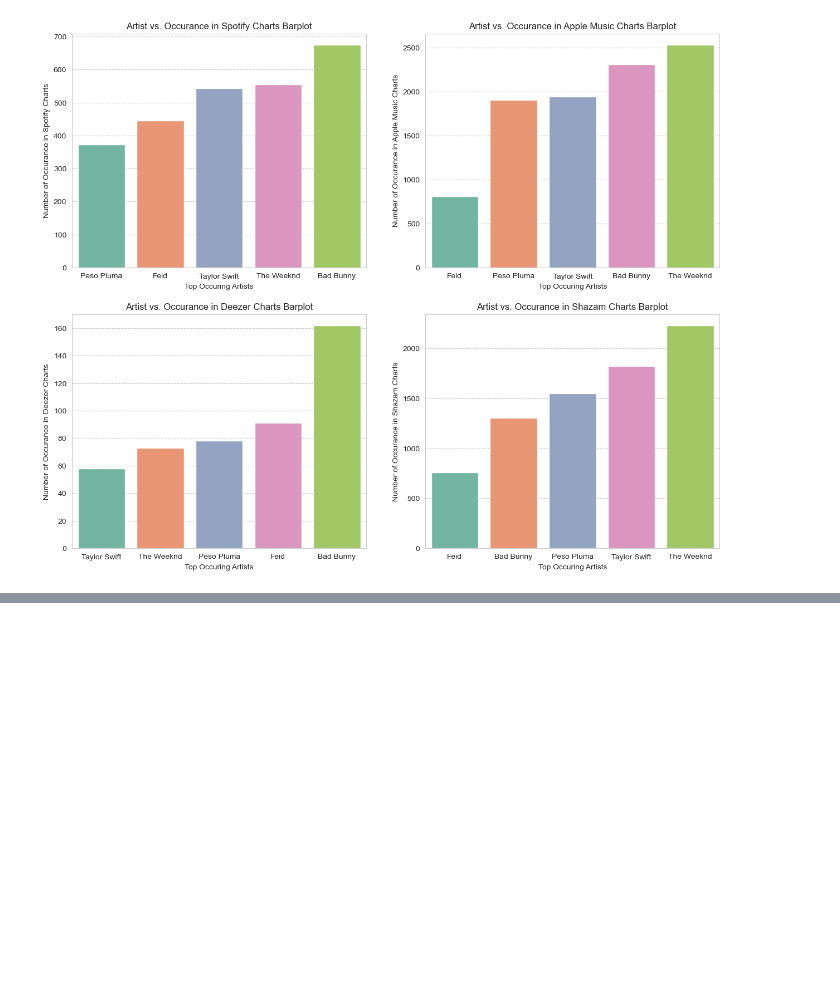
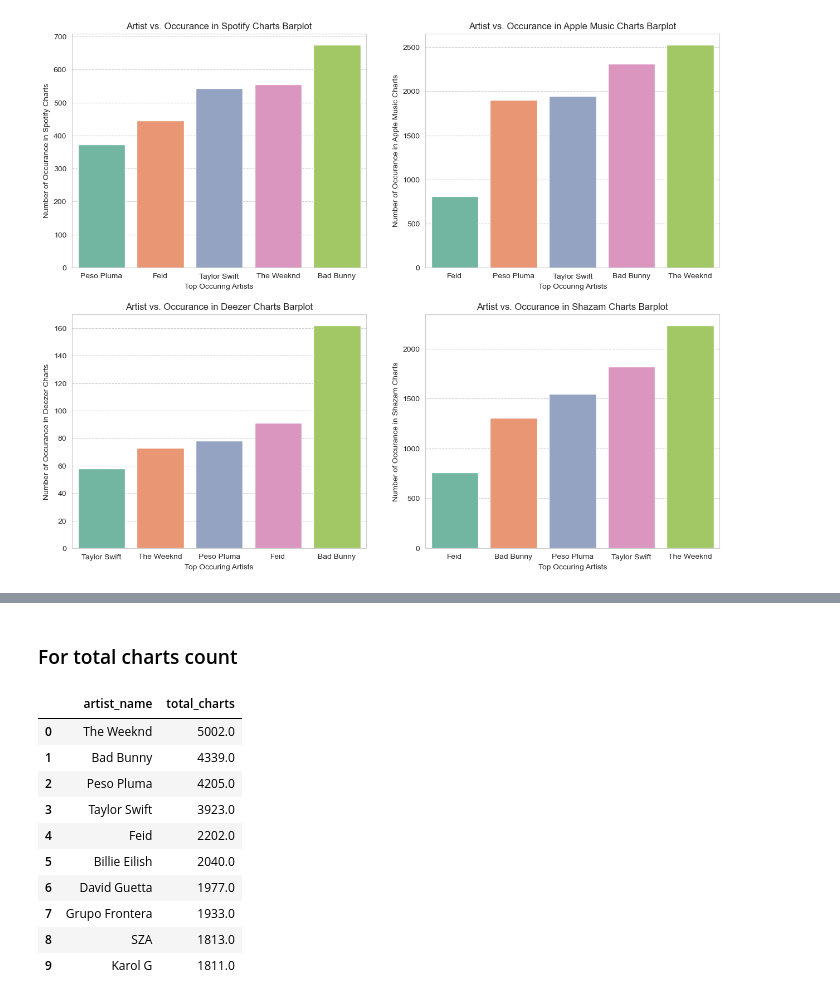
Before and after one commit to Angel0po/EDA_BON-AO, a Jupyter notebook: EDA_BON-AO.ipynb, the cells around one changed output, grey strips where cells are left out. Saved outputs shown, nothing was run; the diff lists cells and outputs as text; code cells hidden in the pictures; blank space fills up the shorter version.

```diff
--- a/EDA_BON-AO.ipynb
+++ b/EDA_BON-AO.ipynb
@@ -1304,0 +1337,25 @@ Text(0, 0.5, 'Number of Occurance in Shazam Charts')
+# %% [markdown]
+### For total charts count
+# %%
+df_artist_charts['total_charts'] = df_artist_playlists['in_spotify_charts'] + df_artist_charts['in_apple_charts'] + df_artist_charts['in_deezer_charts'] + df_artist_charts['in_shazam_charts']
+# calculates and stores total chart counts
+
+df_total_charts = df_artist_charts[['artist_name','total_charts']].sort_values('total_charts', ascending=False)
+# sorts greatest to least total chart count
+
+df_total_charts.reset_index(drop=True, inplace=True)
+# resets the index
+
+df_total_charts.head(10)
+# %% [output]
+|  | artist_name | total_charts |
+| 0 | The Weeknd | 5002.0 |
+| 1 | Bad Bunny | 4339.0 |
+| 2 | Peso Pluma | 4205.0 |
+| 3 | Taylor Swift | 3923.0 |
+| 4 | Feid | 2202.0 |
+| 5 | Billie Eilish | 2040.0 |
+| 6 | David Guetta | 1977.0 |
+| 7 | Grupo Frontera | 1933.0 |
+| 8 | SZA | 1813.0 |
+| 9 | Karol G | 1811.0 |
```
Also changed, not shown: parts of 52 cells of this notebook.
